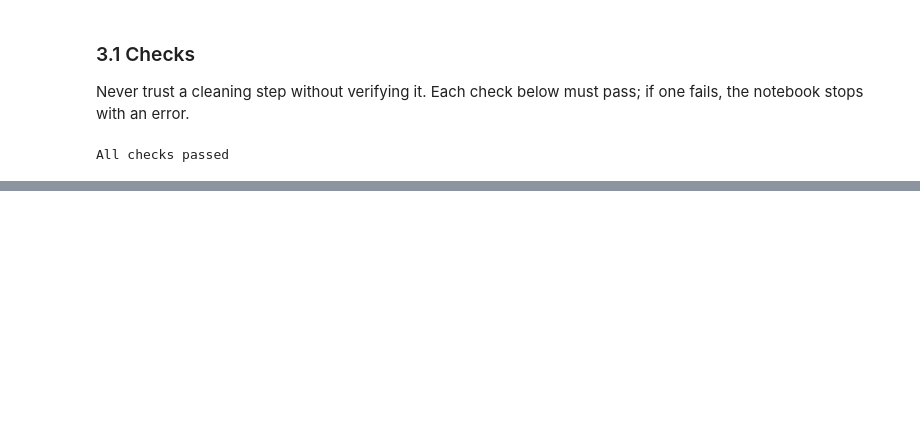
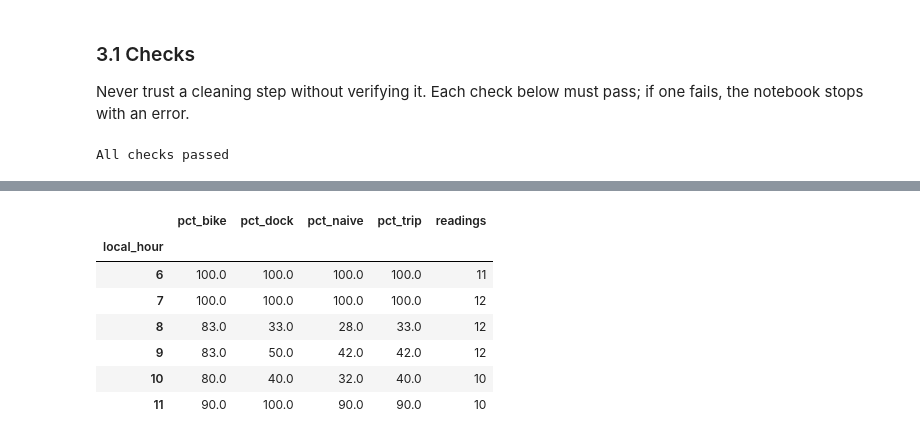
Before and after one commit to daniv14-hub/valenbisi-pipeline, a Jupyter notebook: notebooks/01_analysis.ipynb, the cells around one changed output, grey strips where cells are left out. Saved outputs shown, nothing was run; the diff lists cells and outputs as text; code cells hidden in the pictures; blank space fills up the shorter version.

```diff
--- a/notebooks/01_analysis.ipynb
+++ b/notebooks/01_analysis.ipynb
@@ -406,0 +510,35 @@ free dock available: 40%
+# %%
+ORIGIN, DESTINATION = 74, 105
+
+origin = clean.loc[clean["station_id"] == ORIGIN, ["slot", "day_type", "local_hour", "bikes"]]
+destination = clean.loc[clean["station_id"] == DESTINATION, ["slot", "free_docks"]]
+
+# Inner join on the slot: keep only moments where both stations have a reading
+trips = origin.merge(destination, on="slot", how="inner")
+trips["bike_ok"] = trips["bikes"] >= 1
+trips["dock_ok"] = trips["free_docks"] >= 1
+trips["trip_ok"] = trips["bike_ok"] & trips["dock_ok"]
+
+trip_table = (
+    trips[trips["day_type"] == "workday"]
+    .groupby("local_hour")
+    .agg(
+        readings=("trip_ok", "size"),
+        pct_bike=("bike_ok", "mean"),
+        pct_dock=("dock_ok", "mean"),
+        pct_trip=("trip_ok", "mean"),
+    )
+)
+# The shortcut, for comparison: multiply the two probabilities
+trip_table["pct_naive"] = trip_table["pct_bike"] * trip_table["pct_dock"]
+
+(trip_table[["pct_bike", "pct_dock", "pct_naive", "pct_trip"]] * 100).round(0).join(trip_table["readings"]).loc[6:11]
+# %% [output]
+|  | pct_bike | pct_dock | pct_naive | pct_trip | readings |
+| local_hour |  |  |  |  |  |
+| 6 | 100.0 | 100.0 | 100.0 | 100.0 | 11 |
+| 7 | 100.0 | 100.0 | 100.0 | 100.0 | 12 |
+| 8 | 83.0 | 33.0 | 28.0 | 33.0 | 12 |
+| 9 | 83.0 | 50.0 | 42.0 | 42.0 | 12 |
+| 10 | 80.0 | 40.0 | 32.0 | 40.0 | 10 |
+| 11 | 90.0 | 100.0 | 90.0 | 90.0 | 10 |
```
Also changed, not shown: parts of 23 cells of this notebook.
